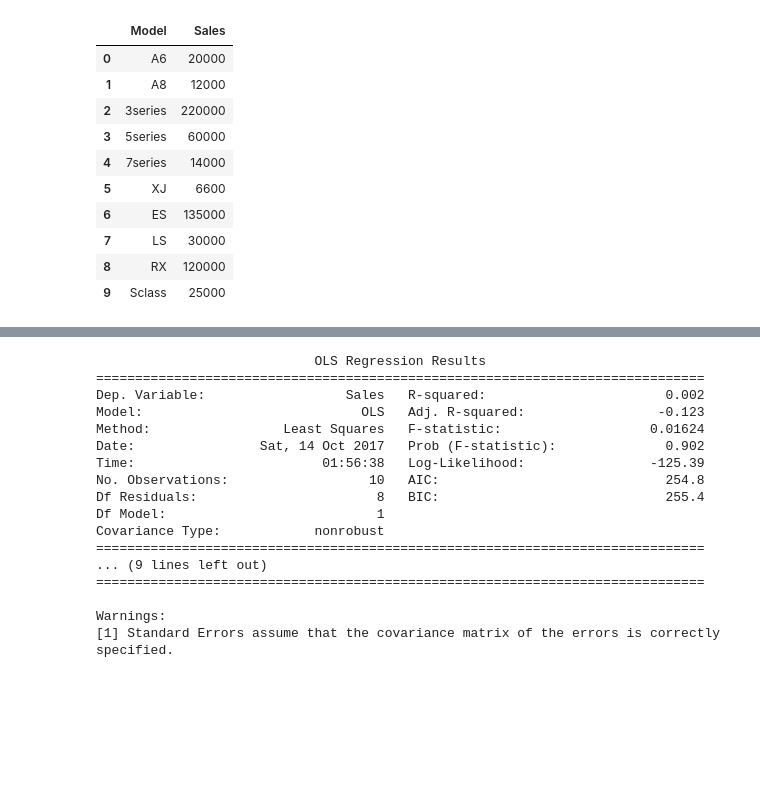
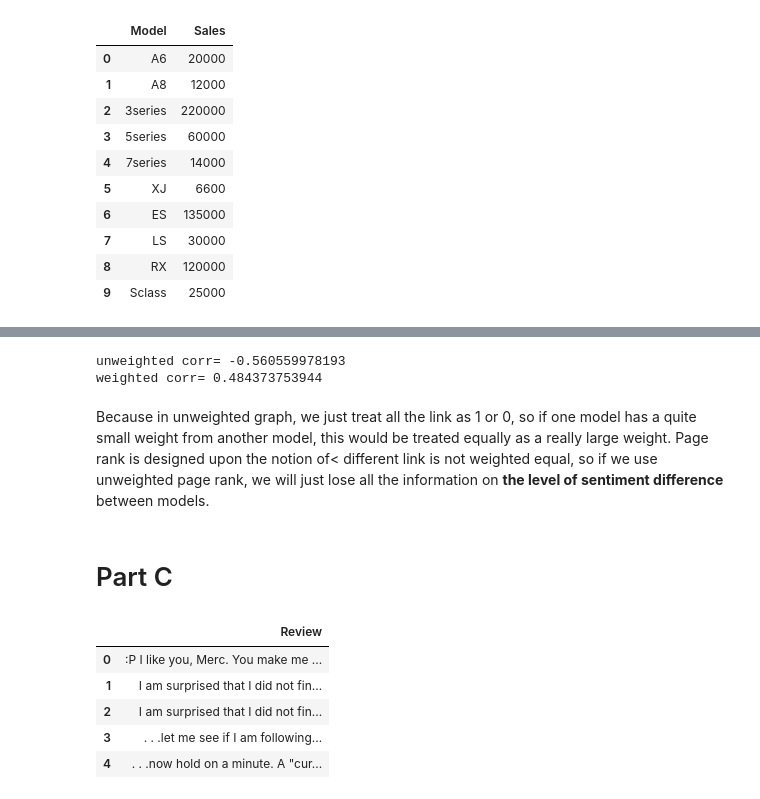
Before and after one commit to 91jackcheng/Text-Analytics, a Jupyter notebook: Homework_3/HW3.ipynb, the cells around one changed output, grey strips where cells are left out. Cells and saved outputs as stored; diff of their text form; code cells hidden in the pictures; blank space fills up the shorter version.

Commit message:
Just use networkx
just use networkx

```diff
--- a/Homework_3/HW3.ipynb
+++ b/Homework_3/HW3.ipynb
@@ -290,22 +117,22 @@ y, X = dmatrices('Sales ~ W_Pagerank ', data=merge3, return_type='dataframe')
-# %%
-model = sm.OLS(y, X)
-mresult = model.fit()
-print mresult.summary()
-# %% [output]
-                            OLS Regression Results
-==============================================================================
-Dep. Variable:                  Sales   R-squared:                       0.002
-Model:                            OLS   Adj. R-squared:                 -0.123
-Method:                 Least Squares   F-statistic:                   0.01624
-Date:                Sat, 14 Oct 2017   Prob (F-statistic):              0.902
-Time:                        01:56:38   Log-Likelihood:                -125.39
-No. Observations:                  10   AIC:                             254.8
-Df Residuals:                       8   BIC:                             255.4
-Df Model:                           1
-Covariance Type:            nonrobust
-==============================================================================
-... (9 lines left out)
-==============================================================================
-
-Warnings:
-[1] Standard Errors assume that the covariance matrix of the errors is correctly specified.
+# %%
+print 'unweighted corr=',np.corrcoef(resultQb['PR_unweighted'],resultQb['Sales'])[1,0]
+print 'weighted corr=',np.corrcoef(resultQb['PR_weighted'],resultQb['Sales'])[1,0]
+# %% [output]
+unweighted corr= -0.560559978193
+weighted corr= 0.484373753944
+# %% [markdown]
+Because in unweighted graph, we just treat all the link as 1 or 0, so if one model has a quite small weight from
+another model, this would be treated equally as a really large weight. Page rank is designed upon the notion of< different link is not weighted equal, so if we use unweighted page rank, we will just lose all the information on
+**the level of sentiment difference** between models.
+# %% [markdown]
+# Part C
+# %%
+reviews=pd.read_csv('Combined reviews.csv')
+reviews.head()
+# %% [output]
+|  | Review |
+| 0 | :P I like you, Merc. You make me ... |
+| 1 | I am surprised that I did not fin... |
+| 2 | I am surprised that I did not fin... |
+| 3 | . . .let me see if I am following... |
+| 4 | . . .now hold on a minute. A "cur... |
```
Also changed, not shown: parts of 22 cells of this notebook, 1 other file.
